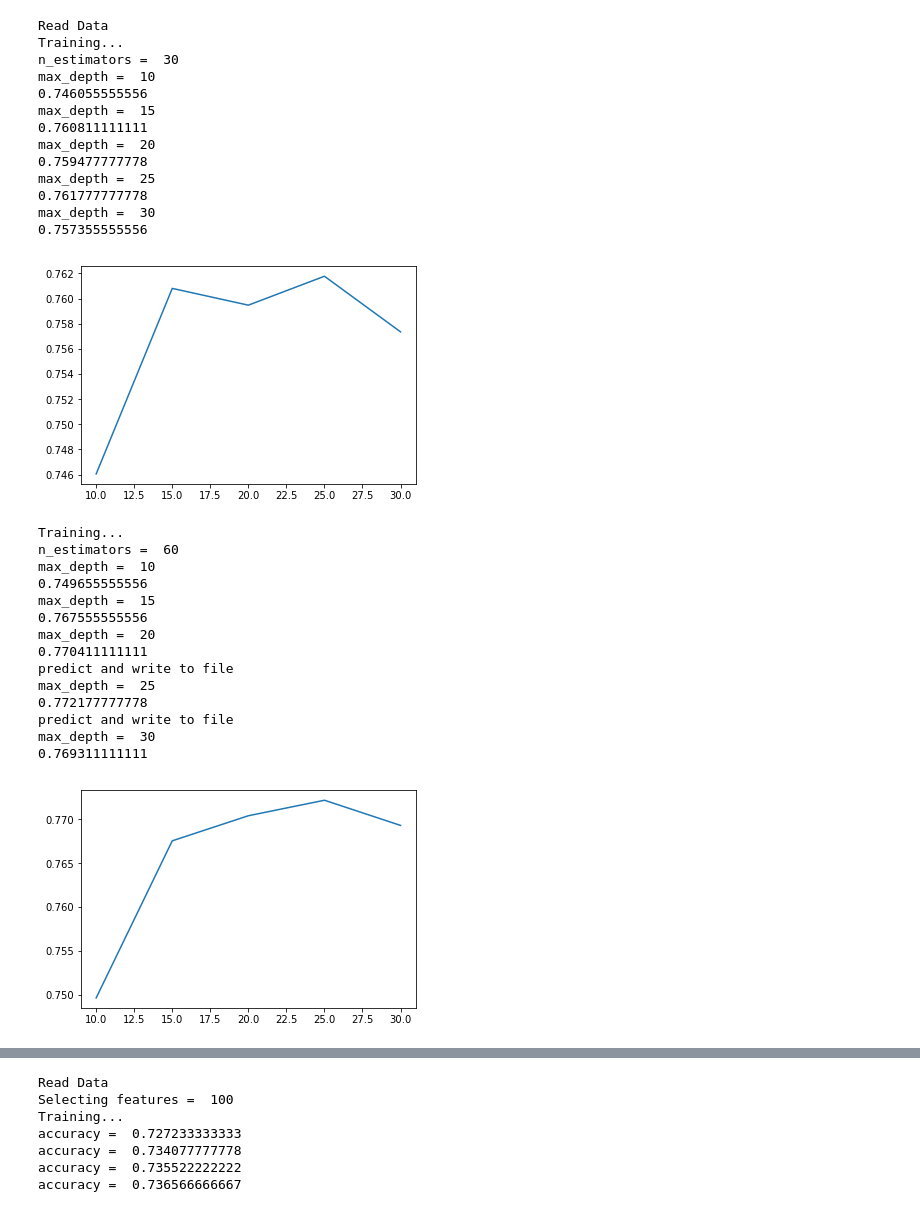
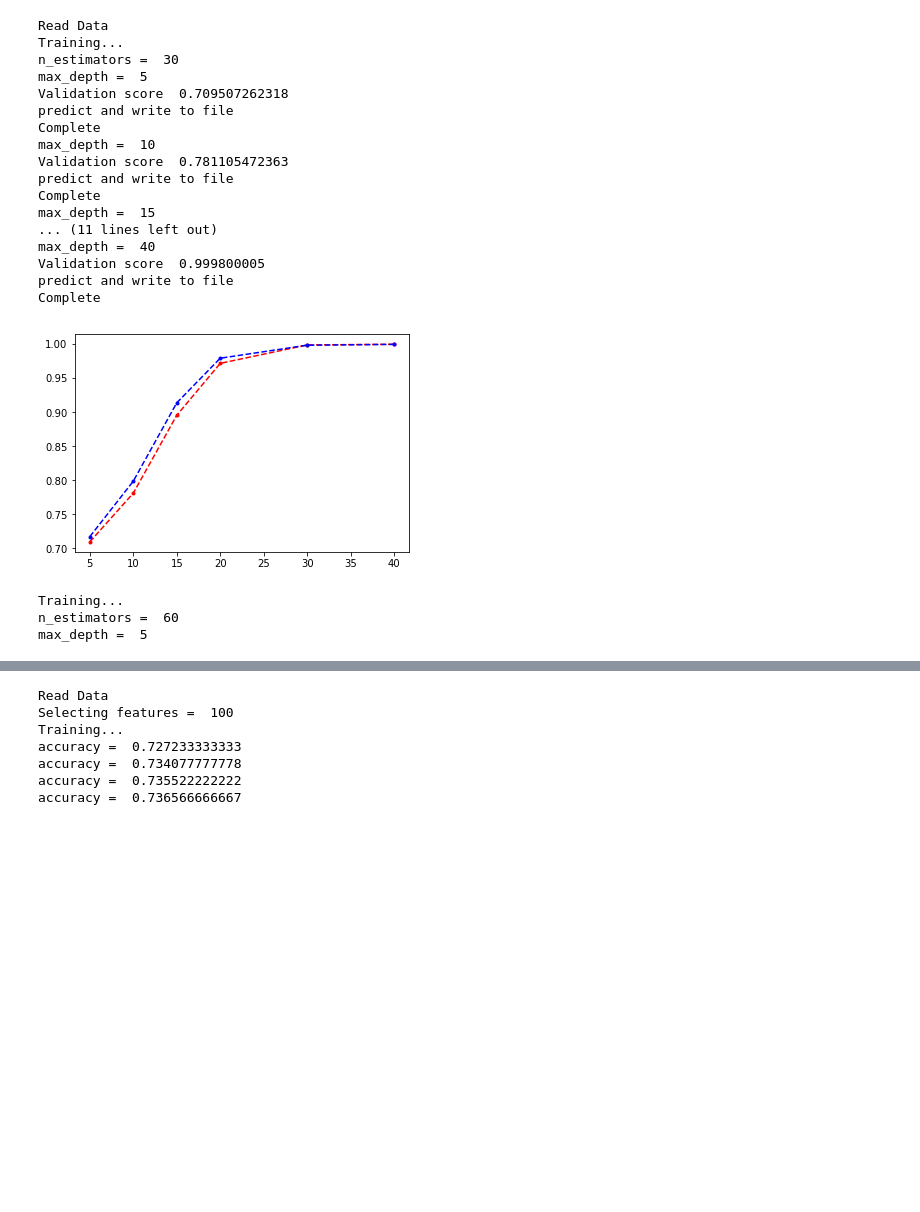
Before and after one commit to sunshine-syz/MachineLearingProject, a Jupyter notebook: RandomForests.ipynb, the cells around one changed output, grey strips where cells are left out. Saved outputs shown, nothing was run; the diff lists cells and outputs as text; code cells hidden in the pictures; blank space fills up the shorter version.

```diff
--- a/RandomForests.ipynb
+++ b/RandomForests.ipynb
@@ -10,11 +10,11 @@ from sklearn.feature_selection import RFE
 
 print('Read Data')
 # Read train file
-un_trainX = numpy.genfromtxt("trainFeatures.csv", delimiter=',')
+un_trainX = numpy.genfromtxt("trainfull.csv", delimiter=',')
 n_trainX = un_trainX / un_trainX.max(axis=0)
-trainLabel = numpy.genfromtxt("trainLabel.csv", delimiter=',')
+trainLabel = numpy.genfromtxt("trainLabelfull.csv", delimiter=',')
 # Read validation file
-un_testX = numpy.genfromtxt("validationFeatures.csv", delimiter=',')
+un_testX = numpy.genfromtxt("validation.csv", delimiter=',')
 n_testX = un_testX / un_trainX.max(axis=0)
 testLabel = numpy.genfromtxt("validationLabel.csv", delimiter=',')
 # Read test file
@@ -22,66 +22,60 @@ un_testdata = numpy.genfromtxt("test.csv", delimiter=',')
 n_testdata = un_testdata / un_trainX.max(axis=0)
 
 
 # # Select features
 # selection = SelectKBest(k=100).fit(n_trainX, trainLabel)
 # n_trainX_new = selection.transform(n_trainX)
 # n_testX_new = selection.transform(n_testX)
 # n_testdata_new = selection.transform(n_testdata)
 
 # Bagging and Random Forests
 maX = 0
 n = [30, 60, 100]
-depth = [10, 15, 20, 25, 30]
+depth = [5, 10, 15, 20, 30, 40]
 
 for j in range(len(n)):
     print("Training...")
     # train normalized dataset
     print("n_estimators = ", n[j])
-    accuracy = []
+    training = []
+    validation = []
     for i in range(len(depth)):
         print("max_depth = ", depth[i])
         clf = RandomForestClassifier(n_estimators = n[j], max_depth = depth[i], random_state = 0)
         clf.fit(n_trainX, trainLabel)
         # compute accuracy
-        result = clf.score(n_testX, testLabel)
-        print(result)
-        accuracy.append(result)
+        training.append(clf.score(n_trainX, trainLabel))
+        validation.append(clf.score(n_testX, testLabel))
+        print('Validation score ', validation[i])
+        if (validation[i] > maX):
+            maX = validation[i]
+            print('predict and write to file')
+            result = clf.predict(n_testdata)
+            numpy.savetxt('result.csv', result, delimiter=',', fmt='%d')
+            print('Complete')
 
-        if (result>0.77 and result>maX):
-            maX = result
-            print('predict and write to file')
-            answer = clf.predict(n_testdata)
-            numpy.savetxt('result.csv', answer, delimiter=',', fmt='%d')
-
-    plt.plot(depth, accuracy)
+    plt.plot(depth, validation, 'r--.')
+    plt.plot(depth, training, 'b--.')
     plt.show()
 # %% [output]
 Read Data
 Training...
 n_estimators =  30
+max_depth =  5
+Validation score  0.709507262318
+predict and write to file
+Complete
 max_depth =  10
-0.746055555556
+Validation score  0.781105472363
+predict and write to file
+Complete
 max_depth =  15
-0.760811111111
-max_depth =  20
-0.759477777778
-max_depth =  25
-0.761777777778
-max_depth =  30
-0.757355555556
+... (11 lines left out)
+max_depth =  40
+Validation score  0.999800005
+predict and write to file
+Complete
-[figure, old version]
+[figure, new version]
 Training...
 n_estimators =  60
-max_depth =  10
-0.749655555556
-max_depth =  15
-0.767555555556
-max_depth =  20
-0.770411111111
-predict and write to file
-max_depth =  25
-0.772177777778
-predict and write to file
-max_depth =  30
-0.769311111111
+max_depth =  5
-[figure, removed]
```
Also changed, not shown: parts of 1 cell of this notebook, 1 other file.
